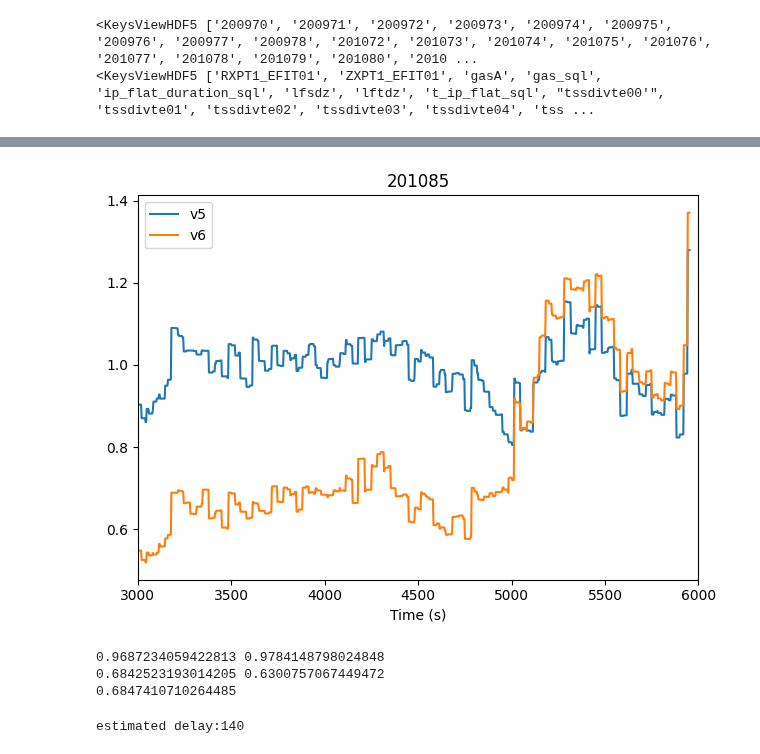
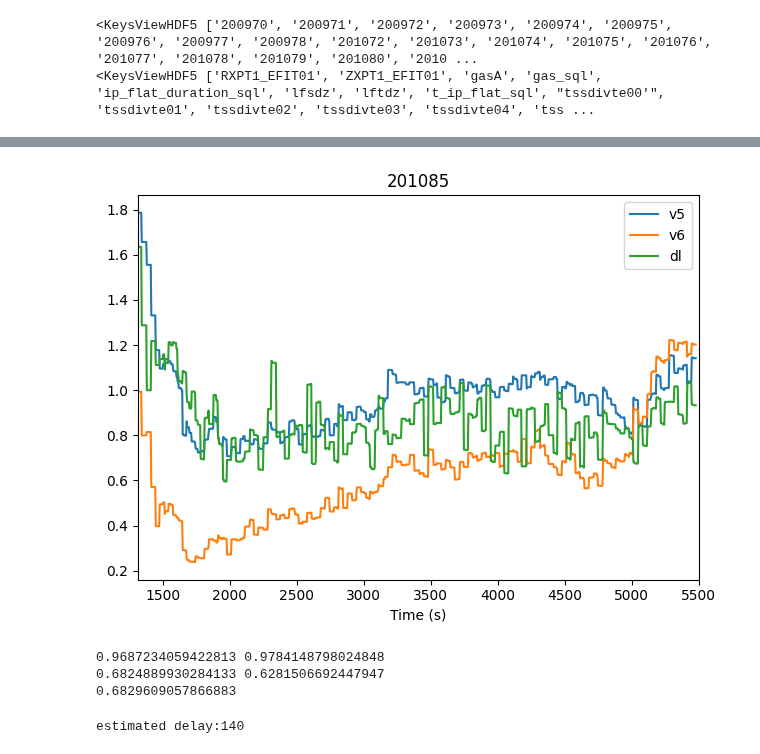
Before and after one commit to PlasmaControl/plasma-tv, a Jupyter notebook: notebooks/simulate_prediction.ipynb, the cells around one changed output, grey strips where cells are left out. Cells and saved outputs as stored; diff of their text form; code cells hidden in the pictures.

```diff
--- a/notebooks/simulate_prediction.ipynb
+++ b/notebooks/simulate_prediction.ipynb
@@ -71,6 +73,11 @@ vid_times *= 1e3
 vid_process_1 = np.reshape(vid, (vid.shape[0], -1))
 vid_process_2 = normalize_image(vid)
 vid_process_2 = np.reshape(vid_process_2, (vid_process_2.shape[0], -1))
+vid_process_3 = normalize_image(vid)[:,::2,::3]
+vid_process_3 = np.reshape(vid_process_3, (vid_process_3.shape[0], -1))
+vid_process_dl = vid[:,8:232,250:474] / 255 * 2 - 1
+vid_process_dl = np.repeat(vid_process_dl[:, np.newaxis, :, :], 3, axis=1)
+vid_process_dl = torch.from_numpy(vid_process_dl).float().to(device)
 # %%
 h5_path = '../data/external/toksearch/12_03_2024.h5'
 shot = str(files[file_idx].stem.split('_')[-1])
@@ -101,8 +108,19 @@ with open(coefficients_file, 'r') as f:
     for line in f:
         coefficients_1.append(float(line.strip()))
 
-coefficients_file = Path('../models/weighted_outer_all2_coefficients.txt')
+coefficients_file = Path('../models/weighted_outer_all2_coefficients.txt') # outer all 2 is v6, all 5 is ridge
 coefficients_2 = []
 with open(coefficients_file, 'r') as f:
     for line in f:
         coefficients_2.append(float(line.strip()))
+
+coefficients_file = Path('../models/weighted_outer_all5_coefficients.txt') # outer all 2 is v6, all 5 is ridge
+coefficients_3 = []
+with open(coefficients_file, 'r') as f:
+    for line in f:
+        coefficients_3.append(float(line.strip()))
+
+dl_model_path = Path('../models/weighted_dl.pt')
+dl_model = torch.load(dl_model_path,weights_only=False,map_location=torch.device('cpu'))
+dl_model.eval()
+dl_model.to(device)
@@ -118,6 +156,8 @@ ax.set_aspect('auto')
 # %%
 prediction_1 = np.dot(vid_process_1, coefficients_1) - 0.916314
-prediction_2 = np.dot(vid_process_2 * 255, coefficients_2) - 1.098614
+prediction_2 = np.dot(vid_process_2*255, coefficients_2) - 1.098614
+prediction_3 = np.dot(vid_process_3, coefficients_3) - 1.0928636
+prediction_dl = dl_model(vid_process_dl).cpu().detach().numpy().flatten() / 2 - .6
 # %%
 plt.plot(prediction_1, label='v5')
 plt.plot(prediction_2, label='v6')
@@ -128,20 +170,23 @@ plt.show()
 # %%
-t_start = 3000#t_ip_flat_sql
-t_end = 6000#t_ip_flat_sql + ip_flat_duration_sql
+t_start = t_ip_flat_sql
+t_end = 5500#t_ip_flat_sql + ip_flat_duration_sql
 print(t_start, t_end)
 
 t_grid = np.linspace(t_start, t_end, 1000)
 crop_h5_times, crop_ZXPT1_EFIT01 = crop_time(h5_times, ZXPT1_EFIT01, t_start, t_end)
 crop_vid_times, crop_prediction_1 = crop_time(vid_times, prediction_1, t_start, t_end)
 _, crop_prediction_2 = crop_time(vid_times, prediction_2, t_start, t_end)
+_, crop_prediction_3 = crop_time(vid_times, prediction_3, t_start, t_end)
 
 interp_kind = 'next'
 interp_ZXPT = interp1d(crop_h5_times, crop_ZXPT1_EFIT01, kind=interp_kind, fill_value='extrapolate')(t_grid)
 interp_prediction_1 = interp1d(crop_vid_times, crop_prediction_1, kind=interp_kind, fill_value='extrapolate')(t_grid)
 interp_prediction_2 = interp1d(crop_vid_times, crop_prediction_2, kind=interp_kind, fill_value='extrapolate')(t_grid)
+interp_prediction_3 = interp1d(crop_vid_times, crop_prediction_3, kind=interp_kind, fill_value='extrapolate')(t_grid)
 
 # gasA_PID = interp_gasA[0]
 interp_ZStrike = np.ones_like(interp_ZXPT) * -1.24477
 Dz_1 = 1 - ((interp_ZXPT - interp_prediction_1) / (interp_ZXPT - interp_ZStrike))[0]
 Dz_2 = 1 - ((interp_ZXPT - interp_prediction_2) / (interp_ZXPT - interp_ZStrike))[0]
+Dz_3 = 1 - ((interp_ZXPT - interp_prediction_3) / (interp_ZXPT - interp_ZStrike))[0]
 # %% [output]
@@ -149,15 +194,16 @@ Dz_2 = 1 - ((interp_ZXPT - interp_prediction_2) / (interp_ZXPT - interp_ZStrike)
 # %%
 plt.plot(t_grid,Dz_1,label='v5')
 plt.plot(t_grid,Dz_2,label='v6')
+plt.plot(t_grid,Dz_3,label='dl')
 plt.xlabel('Time (s)')
 # plt.ylim(0,1.2)
 plt.xlim(t_start,t_end)
 plt.legend()
 plt.title(shotn)
 plt.tight_layout()
 plt.show()
 # %% [output]
-[figure, old version]
+[figure, new version]
 # %%
 st = 4000
 detach_idx = nearest_index(t_grid, [st])
@@ -167,8 +213,8 @@ print(Dz_2[detach_idx], Dz_2[attach_idx])
 print(np.mean(Dz_2[detach_idx:attach_idx]))
 # %% [output]
 0.9687234059422813 0.9784148798024848
-0.6842523193014205 0.6300757067449472
-0.6847410710264485
+0.6824889930284133 0.6281506692447947
+0.6829609057866883
 # %%
 st = 2670
 print(f'estimated delay:{2670-2530}')
```
Also changed, not shown: parts of 6 cells of this notebook, 25 other files.
